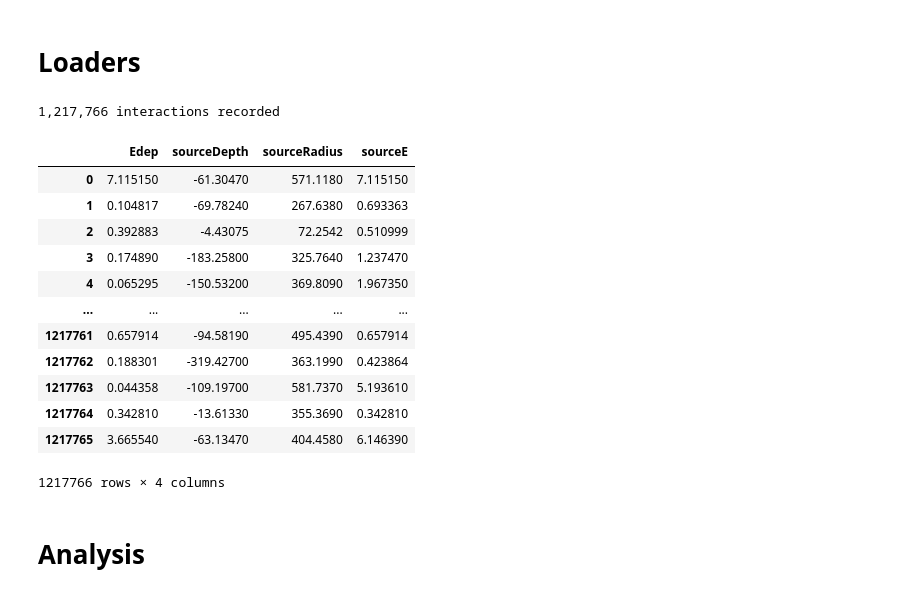
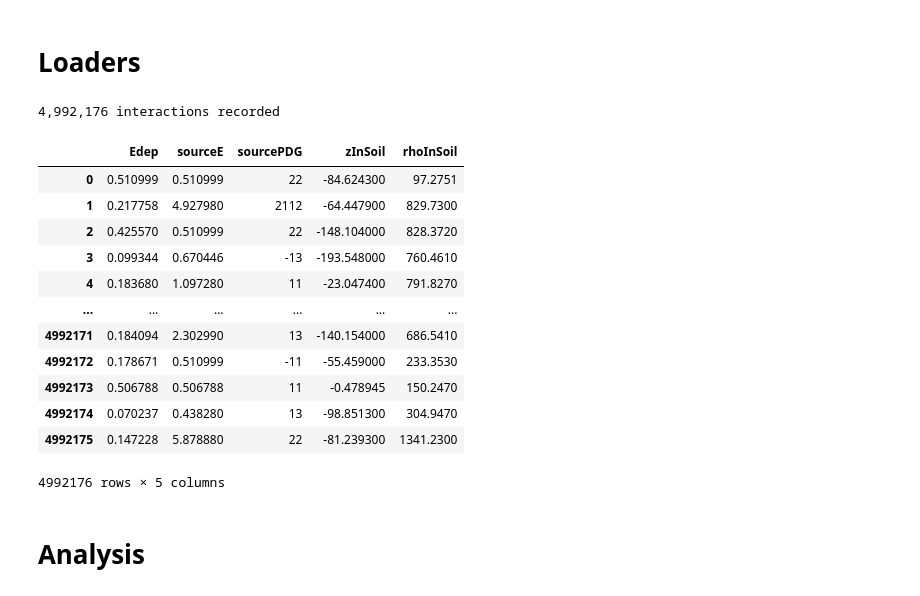
Before and after one commit to Jude-E-dev/Carbon-ASC-Repo, a Jupyter notebook: analysis/analyse-pulses.ipynb, the cells around one changed output. Cells and saved outputs as stored; diff of their text form; code cells hidden in the pictures.

```diff
--- a/analysis/analyse-pulses.ipynb
+++ b/analysis/analyse-pulses.ipynb
@@ -83,10 +83,10 @@ def plot_with_peaks(
 # %%
 keys = [
     "Edep",
-    "sourceDepth",
-    "sourceRadius",
     "sourceE",
-    # "sourcePDG",
+    "sourcePDG",
+    "zInSoil",
+    "rhoInSoil",
     # "sourceE"
 ]
 
@@ -125,23 +125,23 @@ def load_raw(path):
     df = pd.DataFrame(rows, columns=["E", "p_z", "z"])
     return df
 # %%
-df = load_csv("archive/pulses.csv")
+df = load_csv("archive/pulses-6days.csv")
 df
 # %% [output]
-1,217,766 interactions recorded
+4,992,176 interactions recorded
-|  | Edep | sourceDepth | sourceRadius | sourceE |
-| 0 | 7.115150 | -61.30470 | 571.1180 | 7.115150 |
-| 1 | 0.104817 | -69.78240 | 267.6380 | 0.693363 |
-| 2 | 0.392883 | -4.43075 | 72.2542 | 0.510999 |
-| 3 | 0.174890 | -183.25800 | 325.7640 | 1.237470 |
-| 4 | 0.065295 | -150.53200 | 369.8090 | 1.967350 |
-| ... | ... | ... | ... | ... |
-| 1217761 | 0.657914 | -94.58190 | 495.4390 | 0.657914 |
-| 1217762 | 0.188301 | -319.42700 | 363.1990 | 0.423864 |
-| 1217763 | 0.044358 | -109.19700 | 581.7370 | 5.193610 |
-| 1217764 | 0.342810 | -13.61330 | 355.3690 | 0.342810 |
-| 1217765 | 3.665540 | -63.13470 | 404.4580 | 6.146390 |
+|  | Edep | sourceE | sourcePDG | zInSoil | rhoInSoil |
+| 0 | 0.510999 | 0.510999 | 22 | -84.624300 | 97.2751 |
+| 1 | 0.217758 | 4.927980 | 2112 | -64.447900 | 829.7300 |
+| 2 | 0.425570 | 0.510999 | 22 | -148.104000 | 828.3720 |
+| 3 | 0.099344 | 0.670446 | -13 | -193.548000 | 760.4610 |
+| 4 | 0.183680 | 1.097280 | 11 | -23.047400 | 791.8270 |
+| ... | ... | ... | ... | ... | ... |
+| 4992171 | 0.184094 | 2.302990 | 13 | -140.154000 | 686.5410 |
+| 4992172 | 0.178671 | 0.510999 | -11 | -55.459000 | 233.3530 |
+| 4992173 | 0.506788 | 0.506788 | 11 | -0.478945 | 150.2470 |
+| 4992174 | 0.070237 | 0.438280 | 13 | -98.851300 | 304.9470 |
+| 4992175 | 0.147228 | 5.878880 | 22 | -81.239300 | 1341.2300 |
-1217766 rows × 4 columns
+4992176 rows × 5 columns
 # %% [markdown]
 # Analysis
 # %% [markdown]
```
Also changed, not shown: parts of 3 cells of this notebook, 22 other files.
